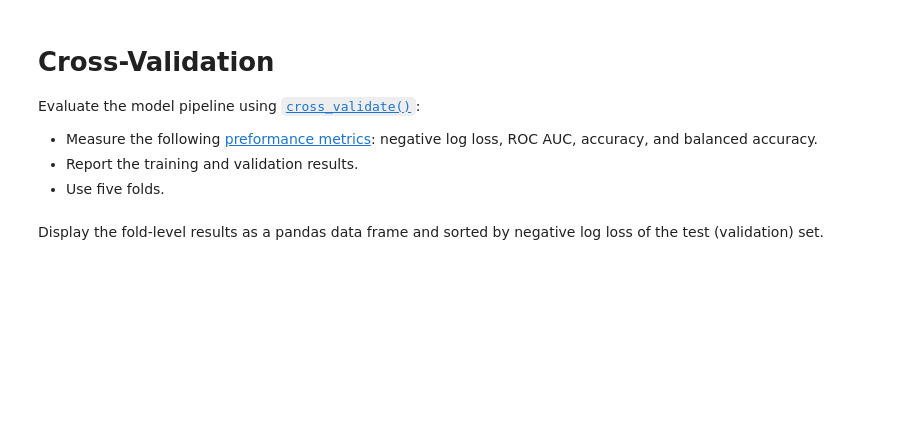
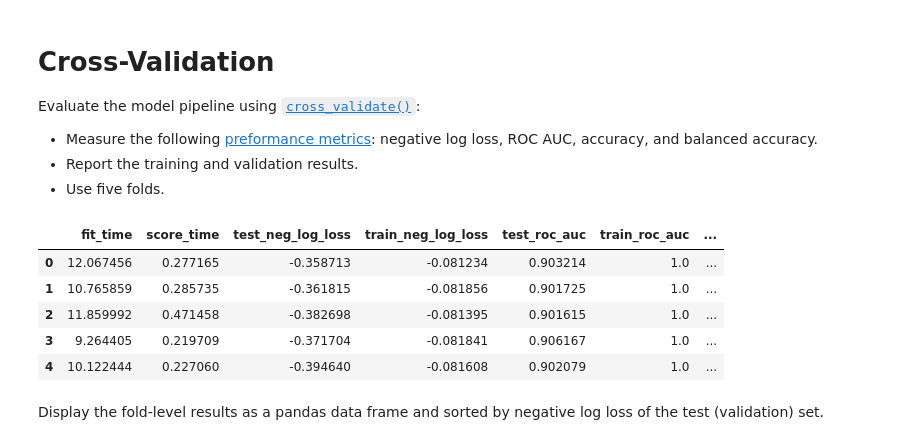
Before and after one commit to GianneW/scaling_to_production, a Jupyter notebook: 02_activities/assignments/assignment_2.ipynb, the cells around one changed output. Cells and saved outputs as stored; diff of their text form; code cells hidden in the pictures; blank space fills up the shorter version.

```diff
--- a/02_activities/assignments/assignment_2.ipynb
+++ b/02_activities/assignments/assignment_2.ipynb
@@ -44,5 +42,5 @@ from sklearn.metrics import accuracy_score, log_loss, cohen_kappa_score, f1_scor
 # %%
-X0 = adult_dt.drop(columns = 'income')
+X0 = adult_dt.drop('income', axis=1)
 Y0 = adult_dt['income']
 X0_train, X0_test, Y0_train, Y0_test = train_test_split(X0, Y0, test_size=0.3, random_state=42)
 # %% [markdown]
@@ -148,7 +147,7 @@ The pipeline looks like this:
 # %%
 from sklearn.ensemble import RandomForestClassifier
 
-pipe = Pipeline([
-    ('preprocessing', ColumnTransformer),
+model_pipeline = Pipeline([
+    ('preprocessing', transformer),
     ('classifier', RandomForestClassifier())
 ])
@@ -170,5 +179,20 @@ Evaluate the model pipeline using [`cross_validate()`](https://scikit-learn.org/
 + Measure the following [preformance metrics](https://scikit-learn.org/stable/modules/model_evaluation.html#common-cases-predefined-values): negative log loss, ROC AUC, accuracy, and balanced accuracy.
 + Report the training and validation results.
 + Use five folds.
+# %%
+from sklearn.model_selection import cross_validate
+
+scoring = ['neg_log_loss', 'roc_auc', 'accuracy', 'balanced_accuracy']
+
+results = cross_validate(model_pipeline, X0_train, Y0_train, cv=5, scoring=scoring, return_train_score=True)
+# %%
+pd.DataFrame(results)
+# %% [output]
+|  | fit_time | score_time | test_neg_log_loss | train_neg_log_loss | test_roc_auc | train_roc_auc | ... |
+| 0 | 12.067456 | 0.277165 | -0.358713 | -0.081234 | 0.903214 | 1.0 | ... |
+| 1 | 10.765859 | 0.285735 | -0.361815 | -0.081856 | 0.901725 | 1.0 | ... |
+| 2 | 11.859992 | 0.471458 | -0.382698 | -0.081395 | 0.901615 | 1.0 | ... |
+| 3 | 9.264405 | 0.219709 | -0.371704 | -0.081841 | 0.906167 | 1.0 | ... |
+| 4 | 10.122444 | 0.227060 | -0.394640 | -0.081608 | 0.902079 | 1.0 | ... |
 # %% [markdown]
 Display the fold-level results as a pandas data frame and sorted by negative log loss of the test (validation) set.
```
Also changed, not shown: parts of 12 cells of this notebook.
